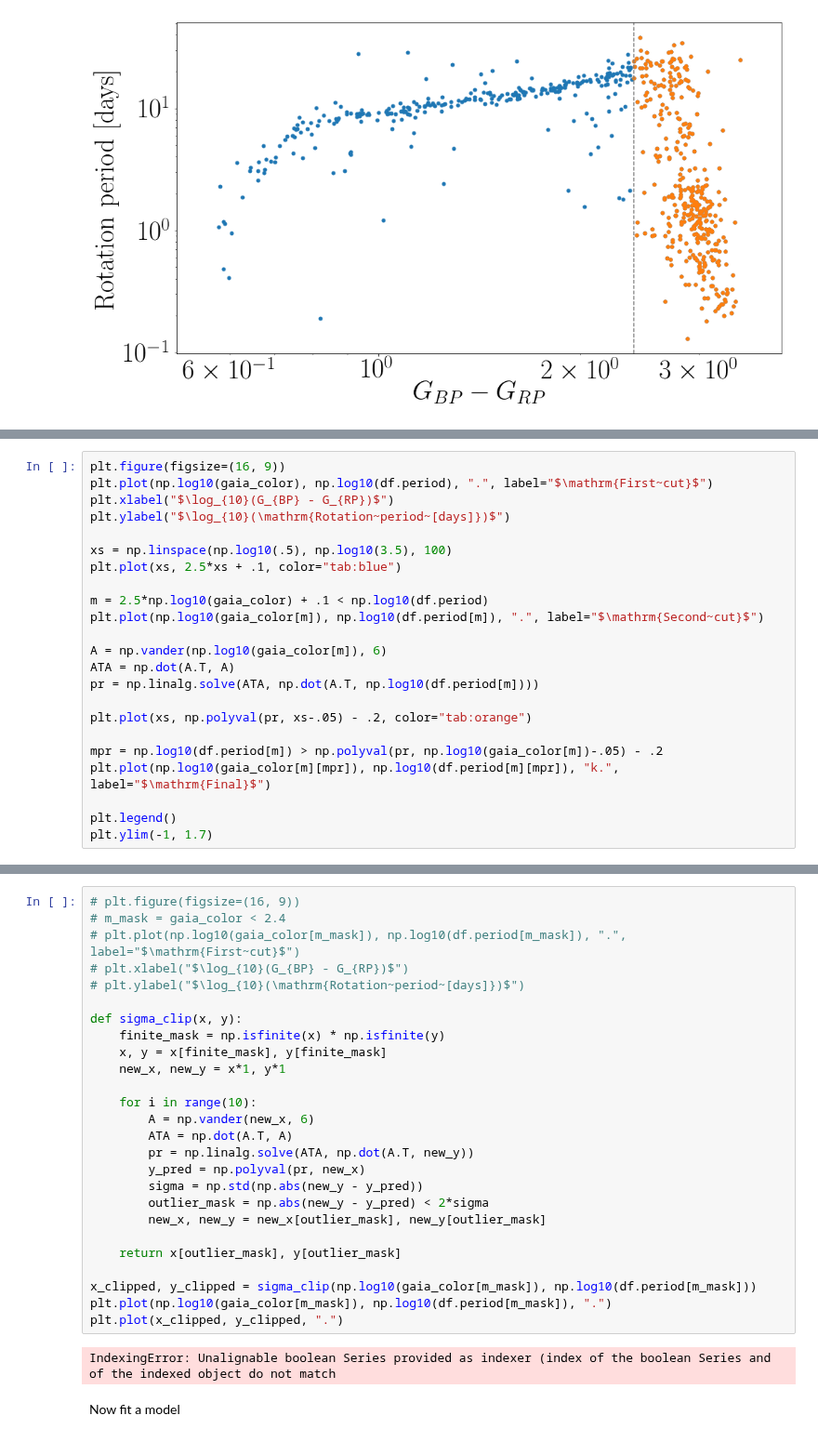
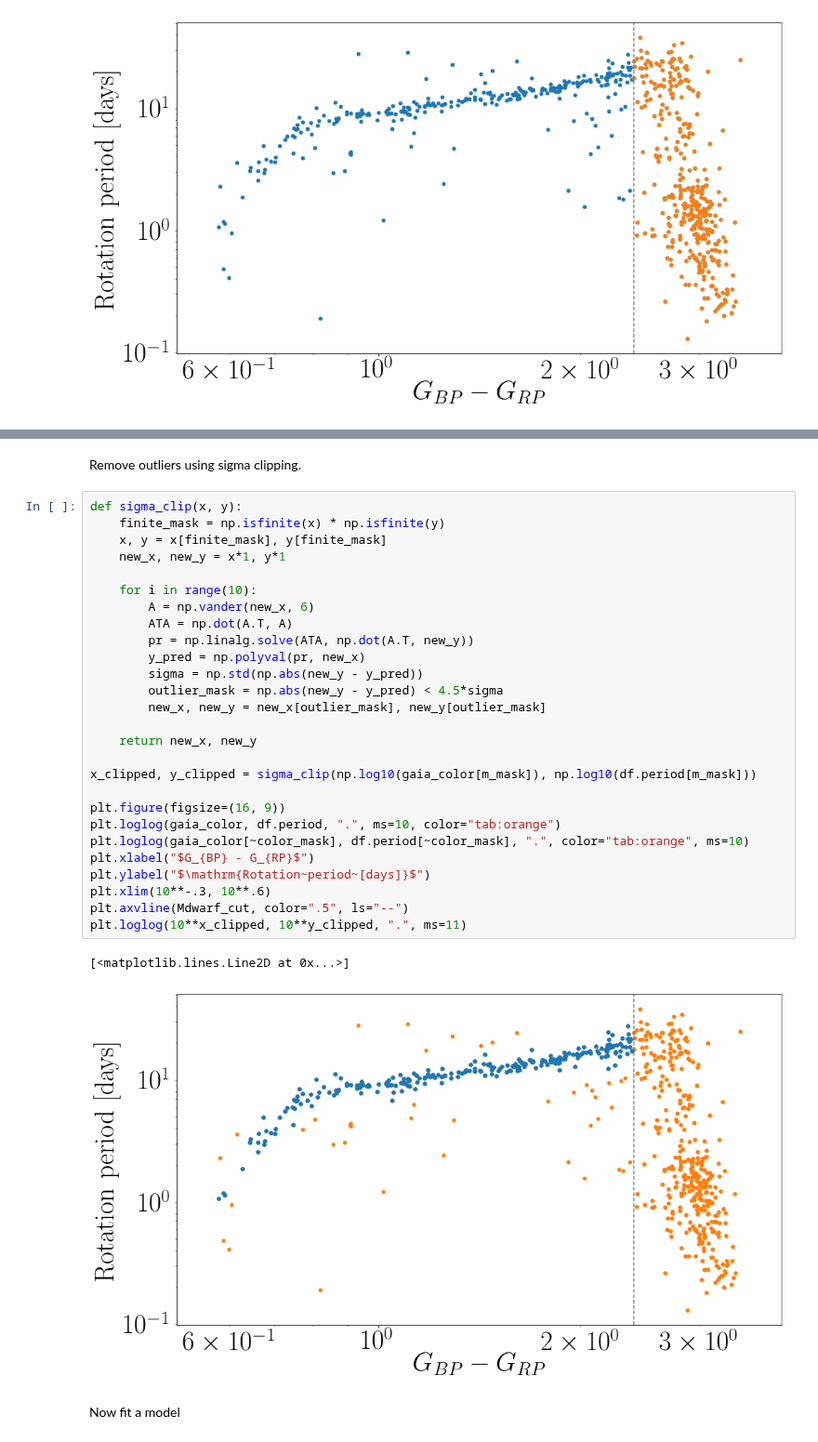
Before and after one commit to RuthAngus/stardate, a Jupyter notebook: paper/code/Praesepe.ipynb, the cells around one changed output, grey strips where cells are left out. Shown at 93% size. Saved outputs shown, nothing was run; the diff lists cells and outputs as text.

```diff
--- a/paper/code/Praesepe.ipynb
+++ b/paper/code/Praesepe.ipynb
@@ -111,23 +108,0 @@ Iteratively remove outliers.
-# %%
-plt.figure(figsize=(16, 9))
-plt.plot(np.log10(gaia_color), np.log10(df.period), ".", label="$\mathrm{First~cut}$")
-plt.xlabel("$\log_{10}(G_{BP} - G_{RP})$")
-plt.ylabel("$\log_{10}(\mathrm{Rotation~period~[days]})$")
-
-xs = np.linspace(np.log10(.5), np.log10(3.5), 100)
-plt.plot(xs, 2.5*xs + .1, color="tab:blue")
-
-m = 2.5*np.log10(gaia_color) + .1 < np.log10(df.period)
-plt.plot(np.log10(gaia_color[m]), np.log10(df.period[m]), ".", label="$\mathrm{Second~cut}$")
-
-A = np.vander(np.log10(gaia_color[m]), 6)
-ATA = np.dot(A.T, A)
-pr = np.linalg.solve(ATA, np.dot(A.T, np.log10(df.period[m])))
-
-plt.plot(xs, np.polyval(pr, xs-.05) - .2, color="tab:orange")
-
-mpr = np.log10(df.period[m]) > np.polyval(pr, np.log10(gaia_color[m])-.05) - .2
-plt.plot(np.log10(gaia_color[m][mpr]), np.log10(df.period[m][mpr]), "k.", label="$\mathrm{Final}$")
-
-plt.legend()
-plt.ylim(-1, 1.7)
@@ -137,31 +109,35 @@ plt.ylim(-1, 1.7)
+# %% [markdown]
+Remove outliers using sigma clipping.
 # %%
-# plt.figure(figsize=(16, 9))
-# m_mask = gaia_color < 2.4
-# plt.plot(np.log10(gaia_color[m_mask]), np.log10(df.period[m_mask]), ".", label="$\mathrm{First~cut}$")
-# plt.xlabel("$\log_{10}(G_{BP} - G_{RP})$")
-# plt.ylabel("$\log_{10}(\mathrm{Rotation~period~[days]})$")
-
 def sigma_clip(x, y):
     finite_mask = np.isfinite(x) * np.isfinite(y)
     x, y = x[finite_mask], y[finite_mask]
     new_x, new_y = x*1, y*1
 
     for i in range(10):
         A = np.vander(new_x, 6)
         ATA = np.dot(A.T, A)
         pr = np.linalg.solve(ATA, np.dot(A.T, new_y))
         y_pred = np.polyval(pr, new_x)
         sigma = np.std(np.abs(new_y - y_pred))
-        outlier_mask = np.abs(new_y - y_pred) < 2*sigma
+        outlier_mask = np.abs(new_y - y_pred) < 4.5*sigma
         new_x, new_y = new_x[outlier_mask], new_y[outlier_mask]
 
-    return x[outlier_mask], y[outlier_mask]
+    return new_x, new_y
 
 x_clipped, y_clipped = sigma_clip(np.log10(gaia_color[m_mask]), np.log10(df.period[m_mask]))
-plt.plot(np.log10(gaia_color[m_mask]), np.log10(df.period[m_mask]), ".")
-plt.plot(x_clipped, y_clipped, ".")
+
+plt.figure(figsize=(16, 9))
+plt.loglog(gaia_color, df.period, ".", ms=10, color="tab:orange")
+plt.loglog(gaia_color[~color_mask], df.period[~color_mask], ".", color="tab:orange", ms=10)
+plt.xlabel("$G_{BP} - G_{RP}$")
+plt.ylabel("$\mathrm{Rotation~period~[days]}$")
+plt.xlim(10**-.3, 10**.6)
+plt.axvline(Mdwarf_cut, color=".5", ls="--")
+plt.loglog(10**x_clipped, 10**y_clipped, ".", ms=11)
 # %% [output]
-IndexingError: Unalignable boolean Series provided as indexer (index of the boolean Series and of the indexed object do not match
+[<matplotlib.lines.Line2D at 0x...>]
+[figure, added]
 # %% [markdown]
 Now fit a model
 # %%
```
Also changed, not shown: parts of 17 cells of this notebook.
